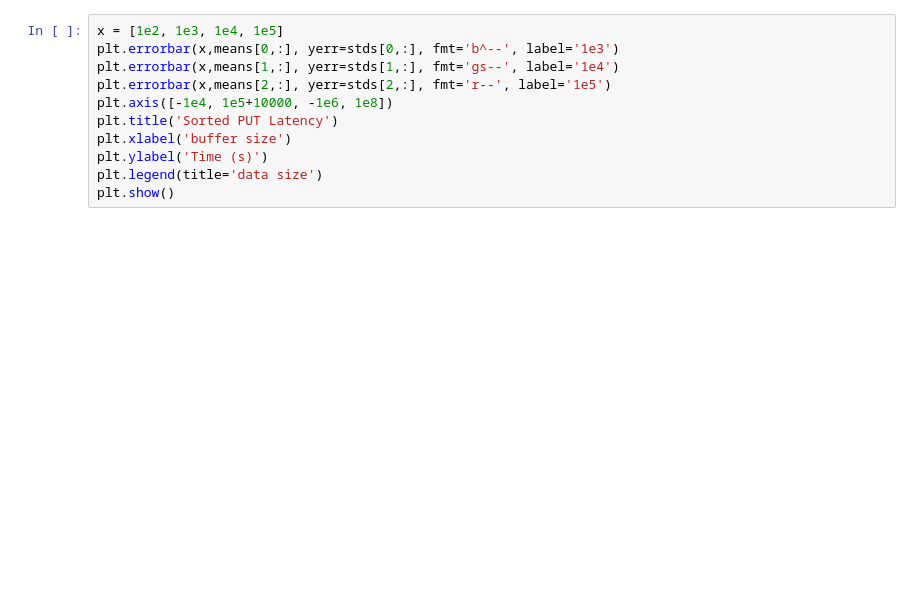
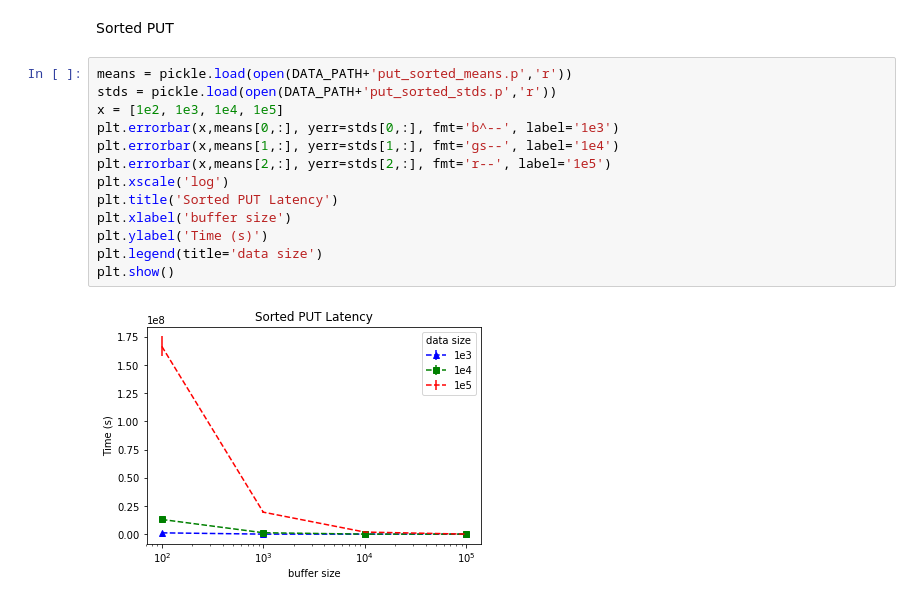
Before and after one commit to dhanus/lsm-tree, a Jupyter notebook: create_plots.ipynb, the cells around one changed output. Saved outputs shown, nothing was run; the diff lists cells and outputs as text; blank space fills up the shorter version.

```diff
--- a/create_plots.ipynb
+++ b/create_plots.ipynb
@@ -26,11 +24,17 @@ print stds
+# %% [markdown]
+Sorted PUT
 # %%
+means = pickle.load(open(DATA_PATH+'put_sorted_means.p','r'))
+stds = pickle.load(open(DATA_PATH+'put_sorted_stds.p','r'))
 x = [1e2, 1e3, 1e4, 1e5]
 plt.errorbar(x,means[0,:], yerr=stds[0,:], fmt='b^--', label='1e3')
 plt.errorbar(x,means[1,:], yerr=stds[1,:], fmt='gs--', label='1e4')
 plt.errorbar(x,means[2,:], yerr=stds[2,:], fmt='r--', label='1e5')
-plt.axis([-1e4, 1e5+10000, -1e6, 1e8])
+plt.xscale('log')
 plt.title('Sorted PUT Latency')
 plt.xlabel('buffer size')
 plt.ylabel('Time (s)')
 plt.legend(title='data size')
 plt.show()
+# %% [output]
+[figure, added]
```
Also changed, not shown: parts of 15 cells of this notebook.
